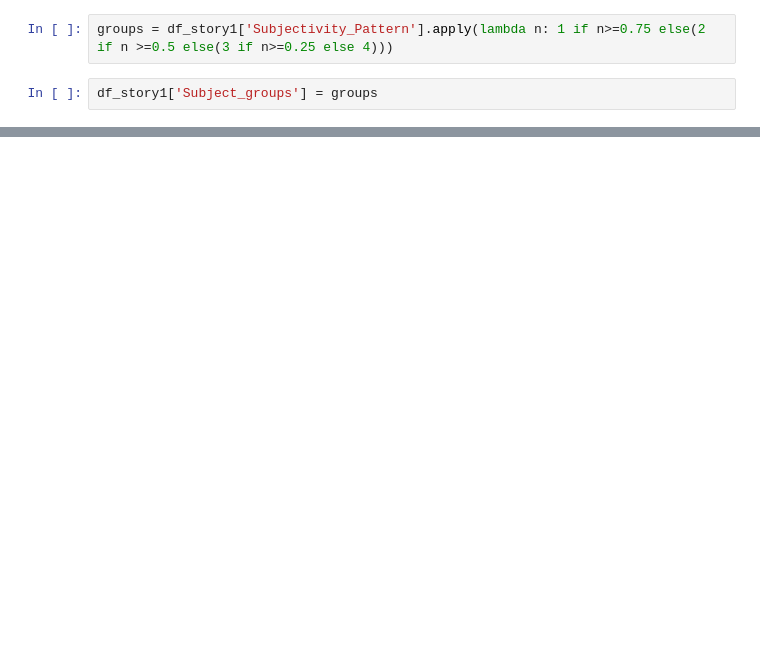
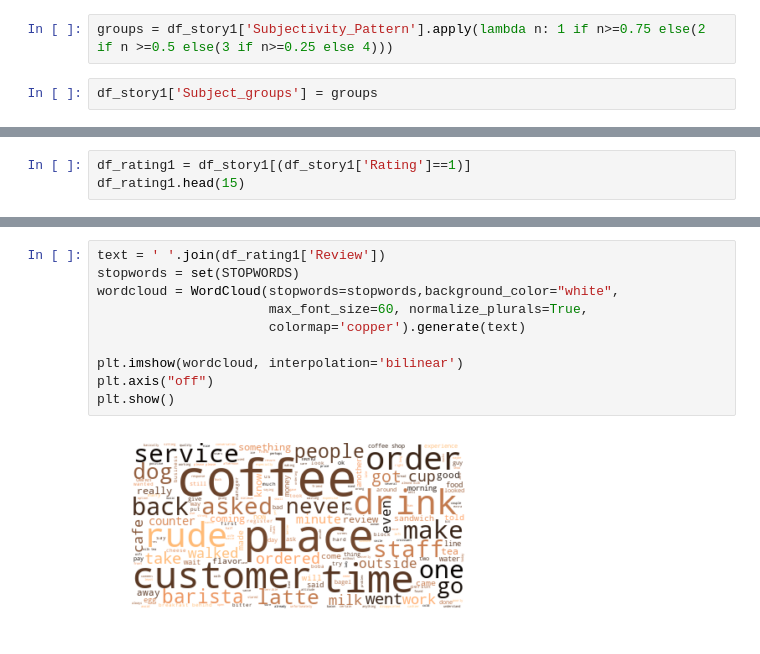
Before and after one commit to Daesparz/Capstone1, a Jupyter notebook: Data_Story/Sentiment_vs_rating.ipynb, the cells around one changed output, grey strips where cells are left out. Cells and saved outputs as stored; diff of their text form; blank space fills up the shorter version.

```diff
--- a/Data_Story/Sentiment_vs_rating.ipynb
+++ b/Data_Story/Sentiment_vs_rating.ipynb
@@ -115,0 +129,3 @@ sns.catplot(x="Rating", kind="count", palette="ch:.25", data=df_story1)
+# %%
+df_rating1 = df_story1[(df_story1['Rating']==1)]
+df_rating1.head(15)
@@ -115,0 +149,12 @@ sns.catplot(x="Rating", kind="count", palette="ch:.25", data=df_story1)
+# %%
+text = ' '.join(df_rating1['Review'])
+stopwords = set(STOPWORDS)
+wordcloud = WordCloud(stopwords=stopwords,background_color="white",
+                      max_font_size=60, normalize_plurals=True,
+                      colormap='copper').generate(text)
+
+plt.imshow(wordcloud, interpolation='bilinear')
+plt.axis("off")
+plt.show()
+# %% [output]
+[figure, added]
```
Also changed, not shown: parts of 24 cells of this notebook, 10 other files.
